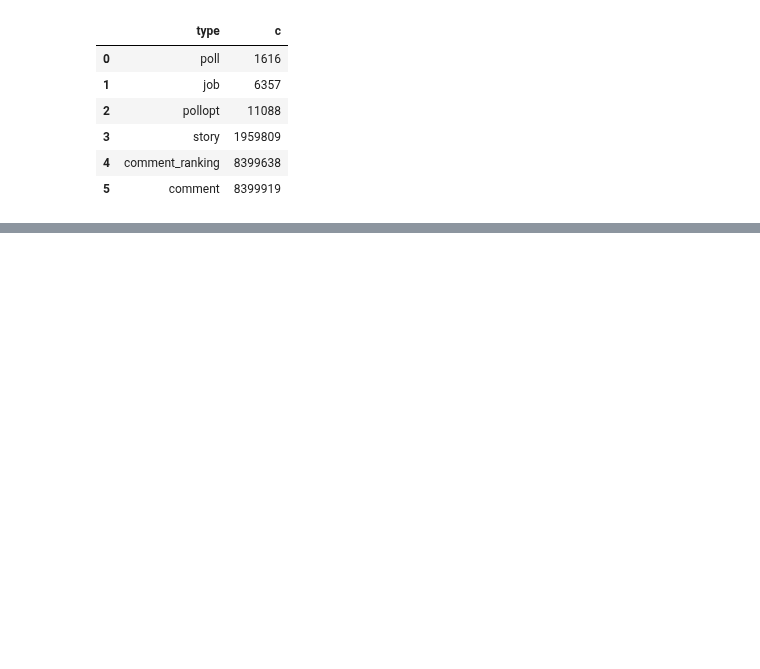
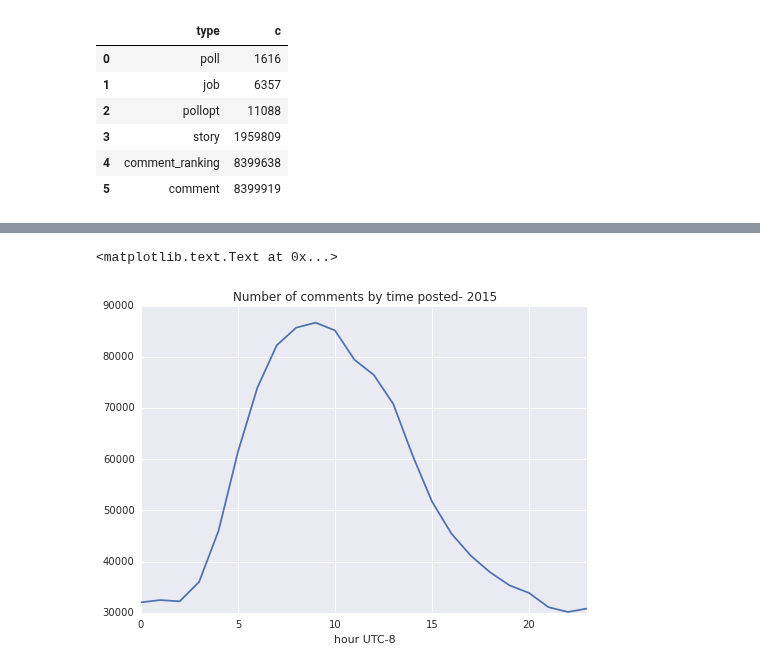
Before and after one commit to fhoffa/notebooks, a Jupyter notebook: analyzing hacker news.ipynb, the cells around one changed output, grey strips where cells are left out. Saved outputs shown, nothing was run; the diff lists cells and outputs as text; code cells hidden in the pictures; blank space fills up the shorter version.

```diff
--- a/analyzing hacker news.ipynb
+++ b/analyzing hacker news.ipynb
@@ -77,5 +73,6 @@ legend: {position: 'in'}
+# %%
+comments = bq.Query(hn.comments_per_hour).to_dataframe()
 # %%
-%%chart line --fields hour,comments --data hn.comments_per_hour
-title: "Number of comments by time posted- 2015 - UTC-8 tz"
-legend: {position: 'in'}
+my_plot=comments.set_index('hour')['comments'].plot(kind='line', title='Number of comments by time posted- 2015')
+my_plot.set_xlabel("hour UTC-8")
 # %% [output]
@@ -83 +79,3 @@ legend: {position: 'in'}
+<matplotlib.text.Text at 0x...>
+[figure, added]
 # %%
```
Also changed, not shown: parts of 9 cells of this notebook.
